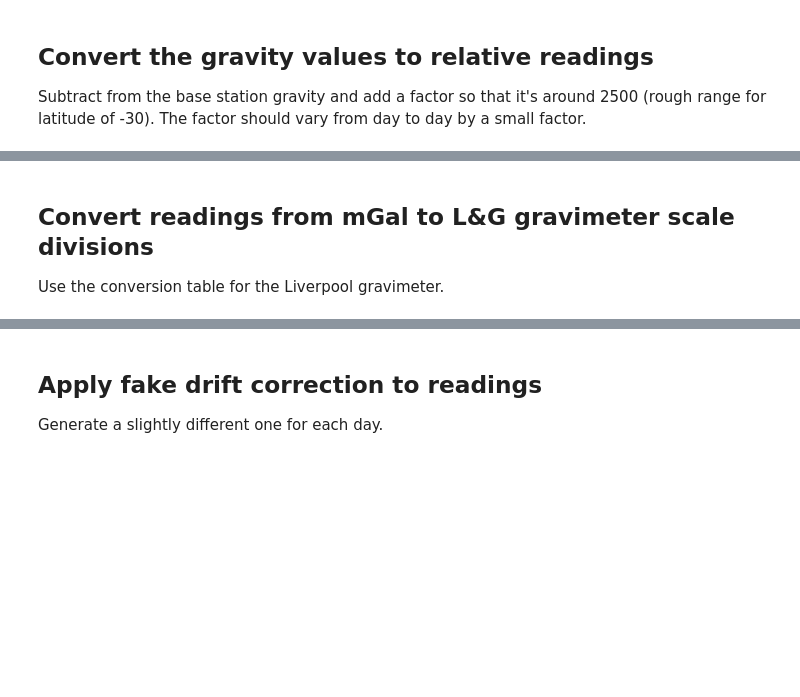
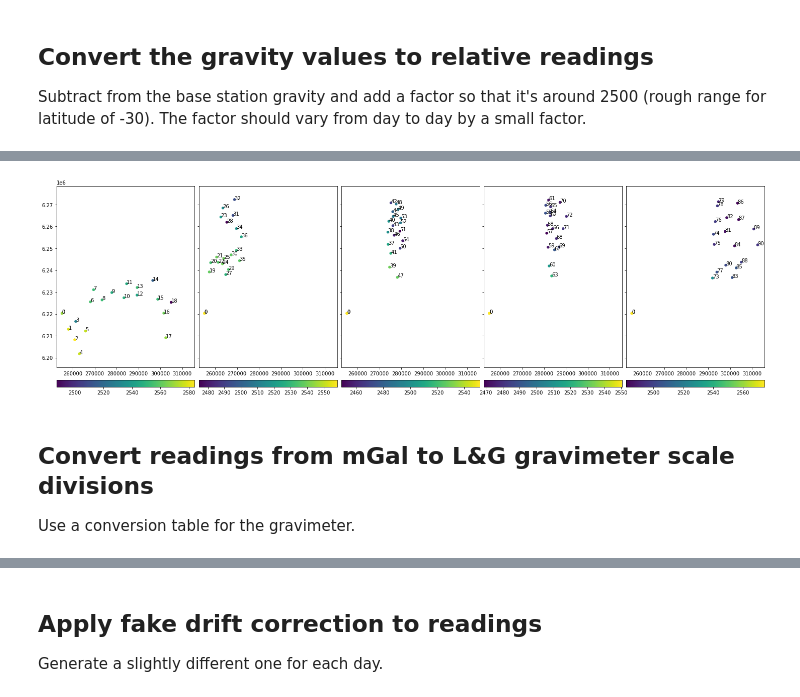
Before and after one commit to leouieda/gravity-processing, a Jupyter notebook: code/prepare-synthetic-data.ipynb, the cells around one changed output, grey strips where cells are left out. Cells and saved outputs as stored; diff of their text form; code cells hidden in the pictures; blank space fills up the shorter version.

```diff
--- a/code/prepare-synthetic-data.ipynb
+++ b/code/prepare-synthetic-data.ipynb
@@ -138,3 +141,7 @@ for j in range(len(surveys)):
 ## Convert the gravity values to relative readings
 
 Subtract from the base station gravity and add a factor so that it's around 2500 (rough range for latitude of -30). The factor should vary from day to day by a small factor.
+# %%
+for s, base_reading in zip(surveys, base_readings):
+    s["reading_mgal"] = s.gravity - base_gravity + base_reading
+surveys[-1]
@@ -141,5 +166,18 @@ Subtract from the base station gravity and add a factor so that it's around 2500
+# %%
+fig, axes = plt.subplots(1, len(surveys), figsize=(20, 7), sharey=True)
+for s, ax in zip(surveys, axes):
+    tmp = ax.scatter(s.easting, s.northing, c=s.reading_mgal, s=20)
+    for i in range(s.shape[0]):
+        ax.text(s.easting.iloc[i], s.northing.iloc[i], str(s.station_id.iloc[i]))
+    ax.set_aspect("equal")
+    ax.set_xlim(survey.easting.min()*0.99, survey.easting.max()*1.01)
+    ax.set_ylim(survey.northing.min()*0.999, survey.northing.max()*1.001)
+    plt.colorbar(tmp, pad=0.05, ax=ax, orientation="horizontal")
+plt.tight_layout(pad=0)
+# %% [output]
+[figure, added]
 # %% [markdown]
 ## Convert readings from mGal to L&G gravimeter scale divisions
 
 
-Use the conversion table for the Liverpool gravimeter.
+Use a conversion table for the gravimeter.
```
Also changed, not shown: parts of 18 cells of this notebook, 7 other files.
